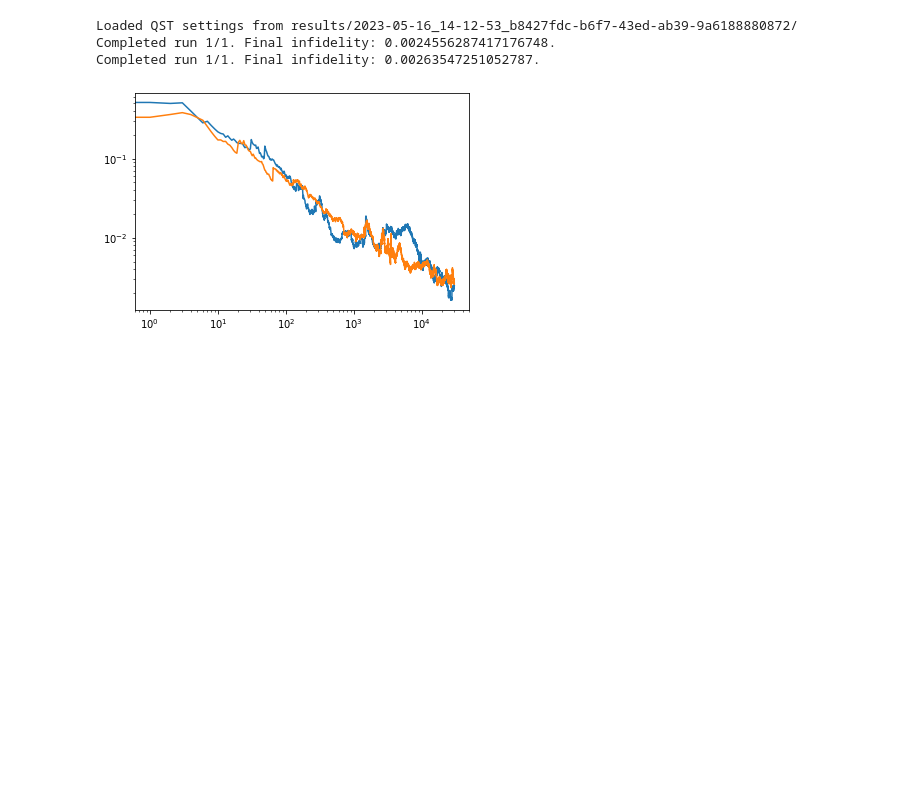
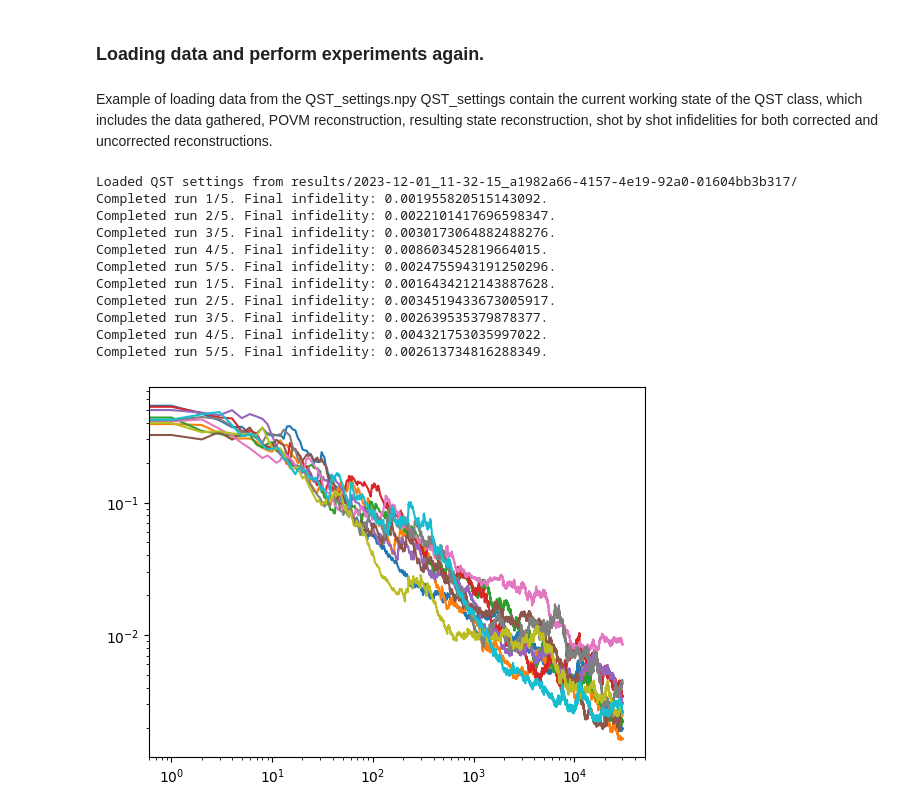
Before and after one commit to AdrianAasen/EMQST, a Jupyter notebook: Tutorial.ipynb, the cells around one changed output. Saved outputs shown, nothing was run; the diff lists cells and outputs as text; code cells hidden in the pictures; blank space fills up the shorter version.

```diff
--- a/Tutorial.ipynb
+++ b/Tutorial.ipynb
@@ -117,6 +125,11 @@ qst.perform_BME()
 rho_estm=qst.get_rho_estm()
 infidelity=qst.get_infidelity()
 print(infidelity)
+for i in range (len(infidelity)):
+    plt.plot(infidelity[i])
+plt.yscale('log')
+plt.xscale('log')
+plt.show()
 # %% [output]
 Start generating data.
 Start QST.
@@ -138,28 +147,41 @@ Completed run 5/5. Final infidelity: 0.0021382883788716445.
+# %% [markdown]
+### Loading data and perform experiments again.
+# %% [markdown]
+Example of loading data from the QST_settings.npy
+QST_settings contain the current working state of the QST class, which includes the data gathered, POVM reconstruction, resulting state reconstruction, shot by shot infidelities for both corrected and uncorrected reconstructions.
 # %%
-# Code to load data from files
-base_path="results/2023-05-16_14-12-53_b8427fdc-b6f7-43ed-ab39-9a6188880872/"
-#base_path="2023-05-15_20-30-21_24344c1c-bde1-4098-ae7f-18bb601924bf/"
-qst=QST.load_data(base_path)
+# Load data from QST_settings.npy
+base_path = "results/2023-12-01_11-32-15_a1982a66-4157-4e19-92a0-01604bb3b317/"
+qst = QST.load_data(base_path)
 
 
-# Perform BME with the Uncorrected POVM
+# You can perform BME with the uncorrected POVM (default setting: Pauli-6)
 qst.perform_BME()
-uncorrected_infidelity=qst.get_infidelity()
+uncorrected_infidelity = qst.get_infidelity()
 
 
 # Perform BME with corrected POVM
-use_corrected_POVM=True
+use_corrected_POVM = True
 qst.perform_BME(use_corrected_POVM)
-corrected_infidelity=qst.get_infidelity()
-#print(infidelity)
+corrected_infidelity = qst.get_infidelity()
+
+
 for i in range (len(uncorrected_infidelity)):
-    plt.plot(np.arange(len(uncorrected_infidelity[i])),uncorrected_infidelity[i])
-    plt.plot(np.arange(len(corrected_infidelity[i])),corrected_infidelity[i])
+    plt.plot(uncorrected_infidelity[i])
+    plt.plot(corrected_infidelity[i])
 plt.yscale('log')
 plt.xscale('log')
 plt.show()
 # %% [output]
-Loaded QST settings from results/2023-05-16_14-12-53_b8427fdc-b6f7-43ed-ab39-9a6188880872/
-Completed run 1/1. Final infidelity: 0.0024556287417176748.
-Completed run 1/1. Final infidelity: 0.00263547251052787.
+Loaded QST settings from results/2023-12-01_11-32-15_a1982a66-4157-4e19-92a0-01604bb3b317/
+Completed run 1/5. Final infidelity: 0.001955820515143092.
+Completed run 2/5. Final infidelity: 0.0022101417696598347.
+Completed run 3/5. Final infidelity: 0.0030173064882488276.
+Completed run 4/5. Final infidelity: 0.008603452819664015.
+Completed run 5/5. Final infidelity: 0.0024755943191250296.
+Completed run 1/5. Final infidelity: 0.0016434212143887628.
+Completed run 2/5. Final infidelity: 0.0034519433673005917.
+Completed run 3/5. Final infidelity: 0.002639535379878377.
+Completed run 4/5. Final infidelity: 0.004321753035997022.
+Completed run 5/5. Final infidelity: 0.002613734816288349.
-[figure, old version]
+[figure, new version]
```
Also changed, not shown: parts of 11 cells of this notebook, 2 other files.
